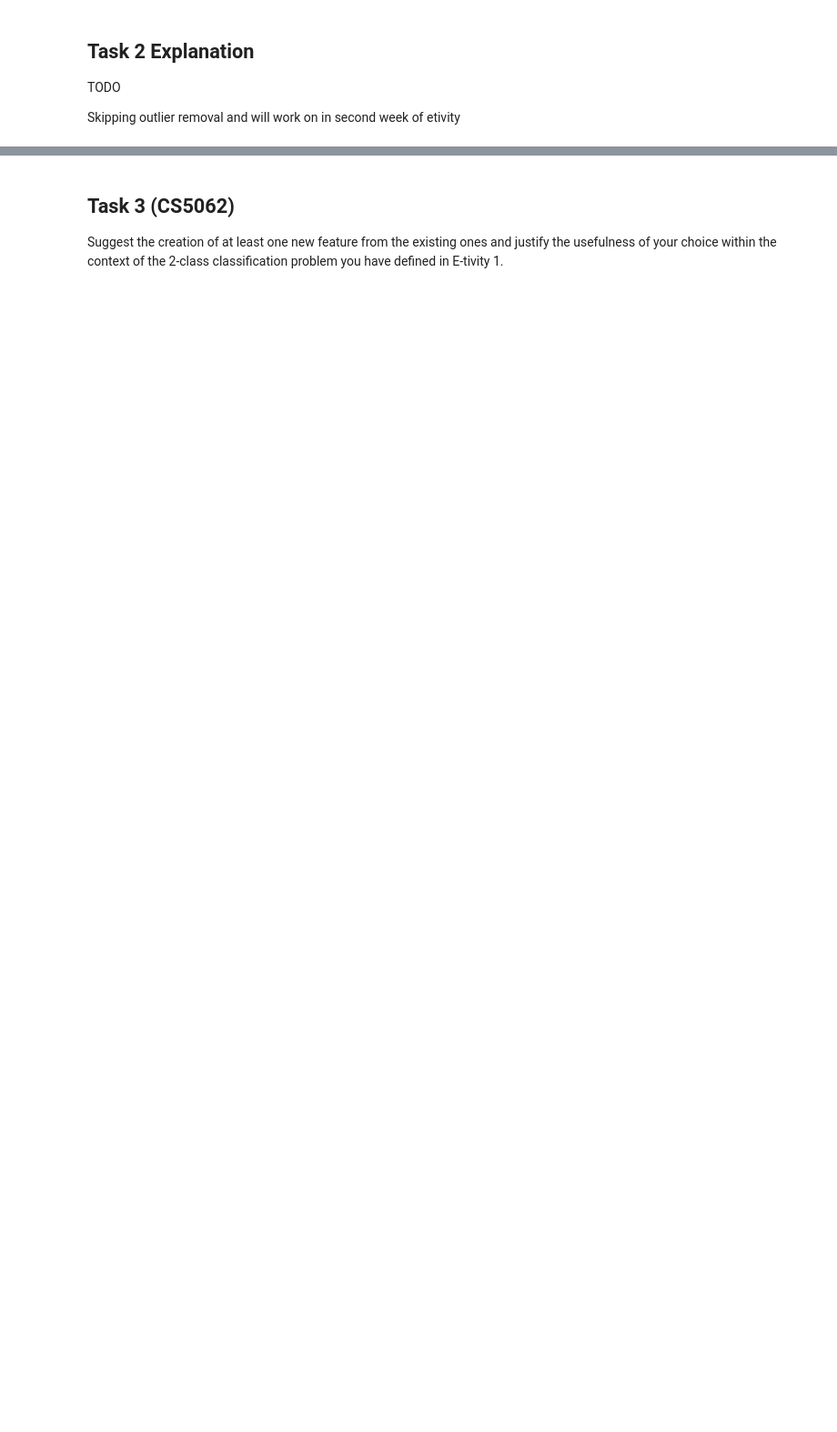
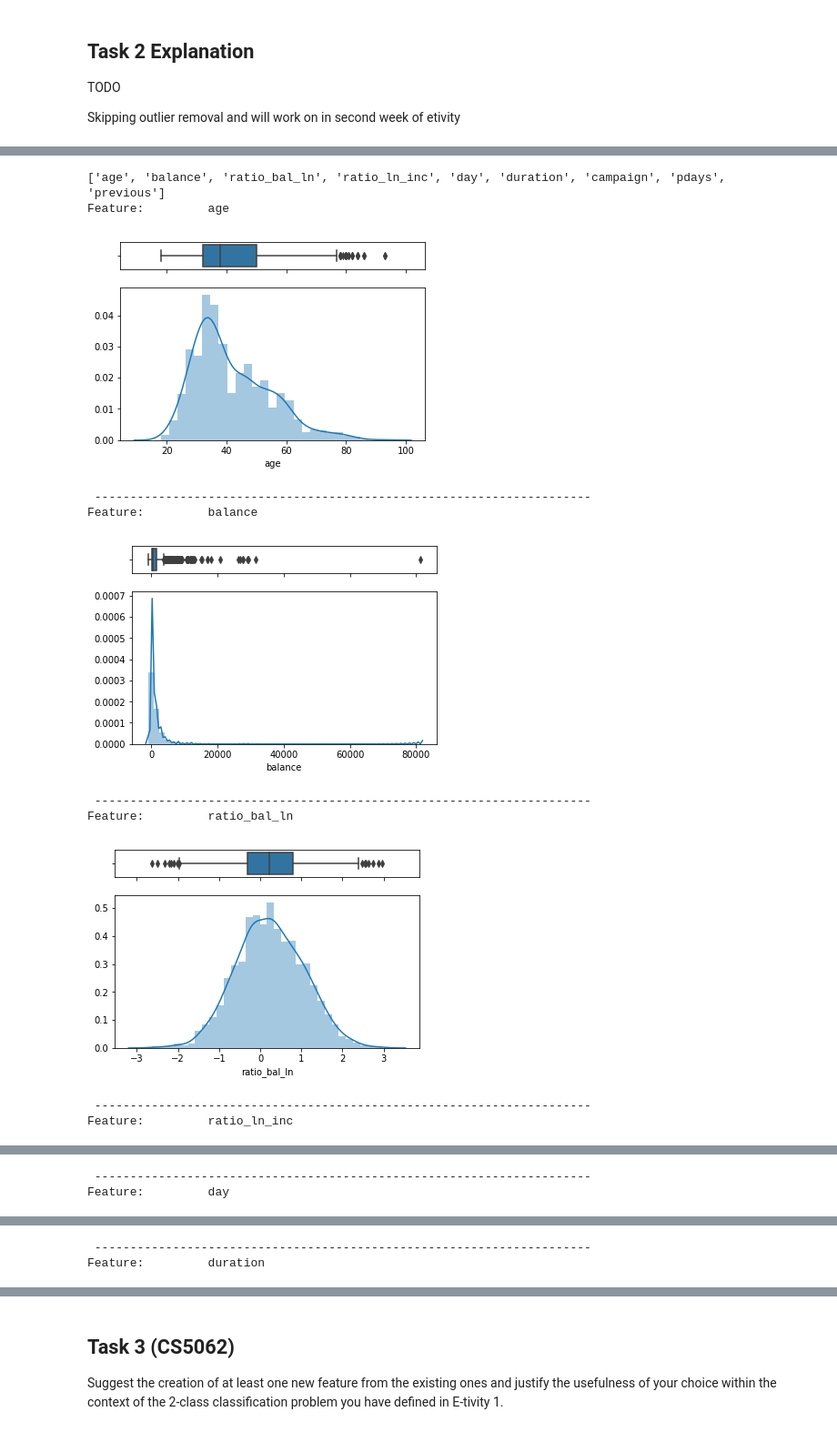
Before and after one commit to vipulpopat/MSCAI_Sem1_Etivity2, a Jupyter notebook: Etivity2_9939245.ipynb, the cells around one changed output, grey strips where cells are left out. Shown: that part at 91% size. Saved outputs shown, nothing was run; the diff lists cells and outputs as text; code cells hidden in the pictures; blank space fills up the shorter version.

Commit message:
Update Etivity2_9939245.ipynb
Updated to apply some transformations for outlier handling

```diff
--- a/Etivity2_9939245.ipynb
+++ b/Etivity2_9939245.ipynb
@@ -132,3 +134,11 @@ bplot = sns.boxplot(y='age', x='job',
+# %%
+# Get list of numeric columns.
+# This will be used later in outlier detection
+# If this is not stored now it will later include categorical values that have been converted to numerical for the
+# decision tree for age imputation
+
+# From https://stackoverflow.com/questions/25039626/how-do-i-find-numeric-columns-in-pandas
+numeric_cols = df.select_dtypes(include=[np.number]).columns.tolist()
 # %% [markdown]
 ### Fill In Missing "Age" Values
 # %%
@@ -748,0 +779,19 @@ Skipping outlier removal and will work on in second week of etivity
+# %%
+print(numeric_cols)
+
+for col in numeric_cols:
+    print('Feature:\t',col)
+    plot_hist_with_box(str(col))
+    print('\n', '-' * 70) # separator to make the output easy to read
+# %% [output]
+['age', 'balance', 'ratio_bal_ln', 'ratio_ln_inc', 'day', 'duration', 'campaign', 'pdays', 'previous']
+Feature:         age
+[figure, added]
+ ----------------------------------------------------------------------
+Feature:         balance
+[figure, added]
+ ----------------------------------------------------------------------
+Feature:         ratio_bal_ln
+[figure, added]
+ ----------------------------------------------------------------------
+Feature:         ratio_ln_inc
@@ -748,0 +799,2 @@ Skipping outlier removal and will work on in second week of etivity
+ ----------------------------------------------------------------------
+Feature:         day
@@ -748,0 +802,2 @@ Skipping outlier removal and will work on in second week of etivity
+ ----------------------------------------------------------------------
+Feature:         duration
```
Also changed, not shown: parts of 16 cells of this notebook.
